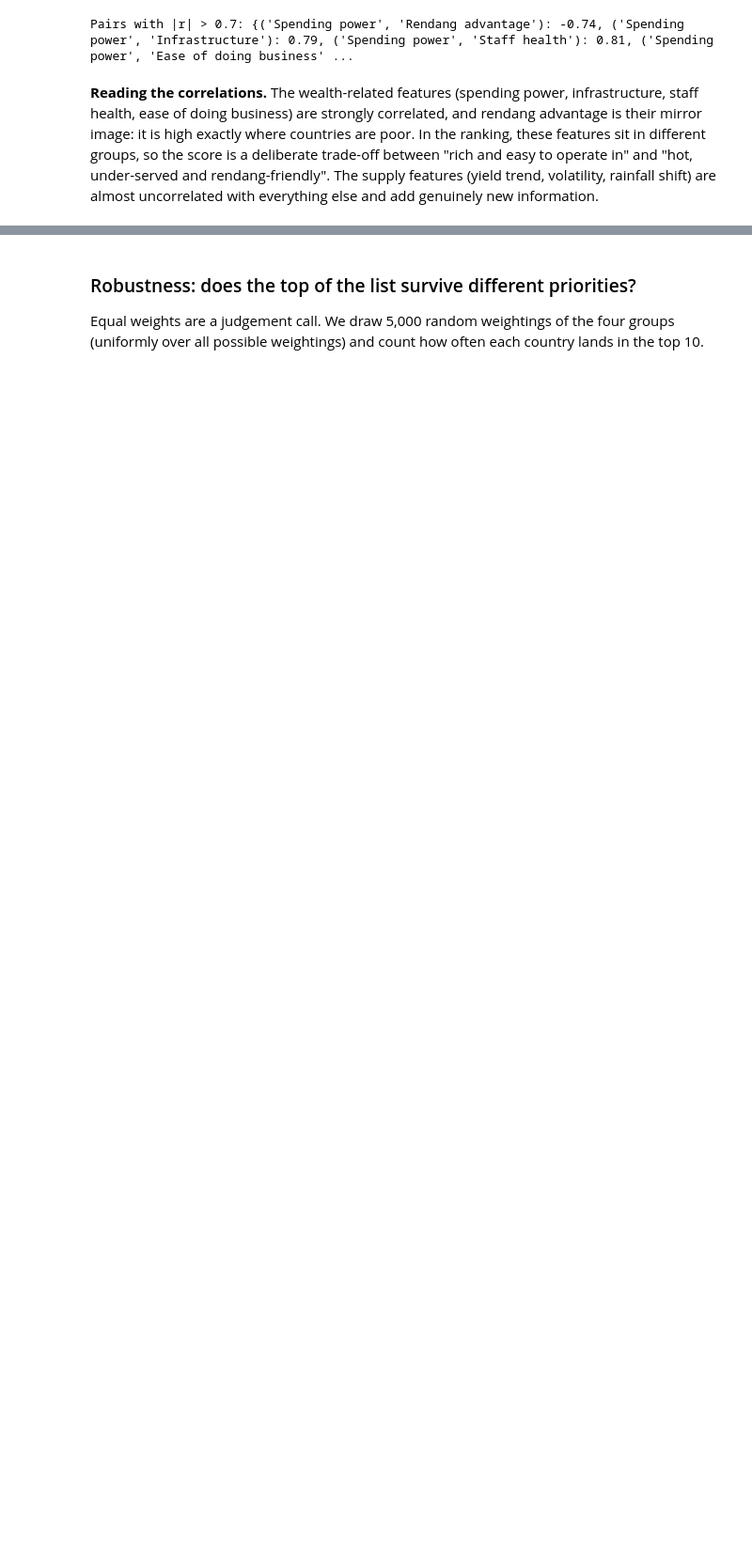
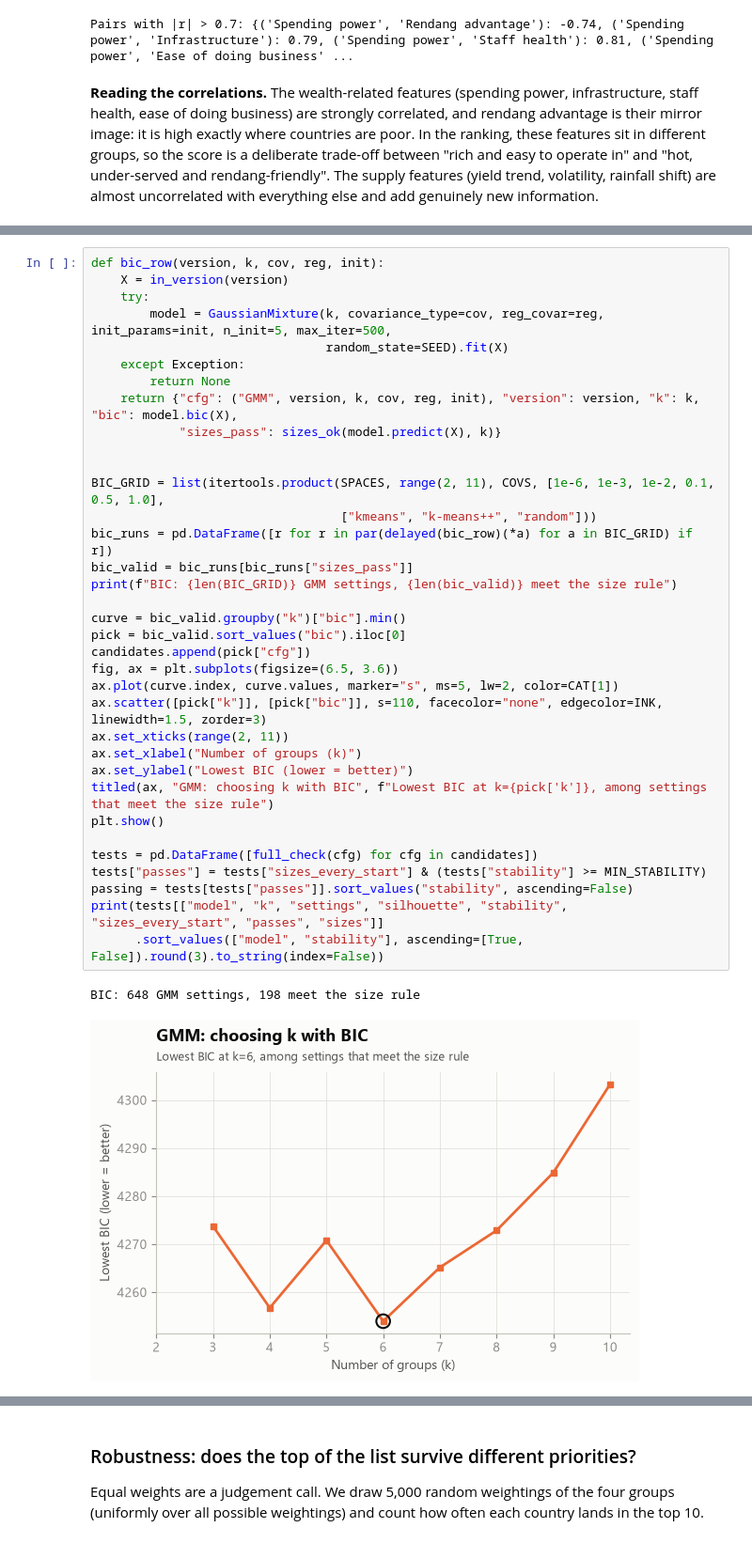
Before and after one commit to edward3423/nasipadang, a Jupyter notebook: nasipadang.ipynb, the cells around one changed output, grey strips where cells are left out. Shown at 94% size. Saved outputs shown, nothing was run; the diff lists cells and outputs as text; blank space fills up the shorter version.

```diff
--- a/nasipadang.ipynb
+++ b/nasipadang.ipynb
@@ -784,0 +754,38 @@ Ranked 156 countries
+# %%
+def bic_row(version, k, cov, reg, init):
+    X = in_version(version)
+    try:
+        model = GaussianMixture(k, covariance_type=cov, reg_covar=reg, init_params=init, n_init=5, max_iter=500,
+                                random_state=SEED).fit(X)
+    except Exception:
+        return None
+    return {"cfg": ("GMM", version, k, cov, reg, init), "version": version, "k": k, "bic": model.bic(X),
+            "sizes_pass": sizes_ok(model.predict(X), k)}
+
+
+BIC_GRID = list(itertools.product(SPACES, range(2, 11), COVS, [1e-6, 1e-3, 1e-2, 0.1, 0.5, 1.0],
+                                  ["kmeans", "k-means++", "random"]))
+bic_runs = pd.DataFrame([r for r in par(delayed(bic_row)(*a) for a in BIC_GRID) if r])
+bic_valid = bic_runs[bic_runs["sizes_pass"]]
+print(f"BIC: {len(BIC_GRID)} GMM settings, {len(bic_valid)} meet the size rule")
+
+curve = bic_valid.groupby("k")["bic"].min()
+pick = bic_valid.sort_values("bic").iloc[0]
+candidates.append(pick["cfg"])
+fig, ax = plt.subplots(figsize=(6.5, 3.6))
+ax.plot(curve.index, curve.values, marker="s", ms=5, lw=2, color=CAT[1])
+ax.scatter([pick["k"]], [pick["bic"]], s=110, facecolor="none", edgecolor=INK, linewidth=1.5, zorder=3)
+ax.set_xticks(range(2, 11))
+ax.set_xlabel("Number of groups (k)")
+ax.set_ylabel("Lowest BIC (lower = better)")
+titled(ax, "GMM: choosing k with BIC", f"Lowest BIC at k={pick['k']}, among settings that meet the size rule")
+plt.show()
+
+tests = pd.DataFrame([full_check(cfg) for cfg in candidates])
+tests["passes"] = tests["sizes_every_start"] & (tests["stability"] >= MIN_STABILITY)
+passing = tests[tests["passes"]].sort_values("stability", ascending=False)
+print(tests[["model", "k", "settings", "silhouette", "stability", "sizes_every_start", "passes", "sizes"]]
+      .sort_values(["model", "stability"], ascending=[True, False]).round(3).to_string(index=False))
+# %% [output]
+BIC: 648 GMM settings, 198 meet the size rule
+[figure, added]
```
Also changed, not shown: parts of 43 cells of this notebook, 10 other files.
